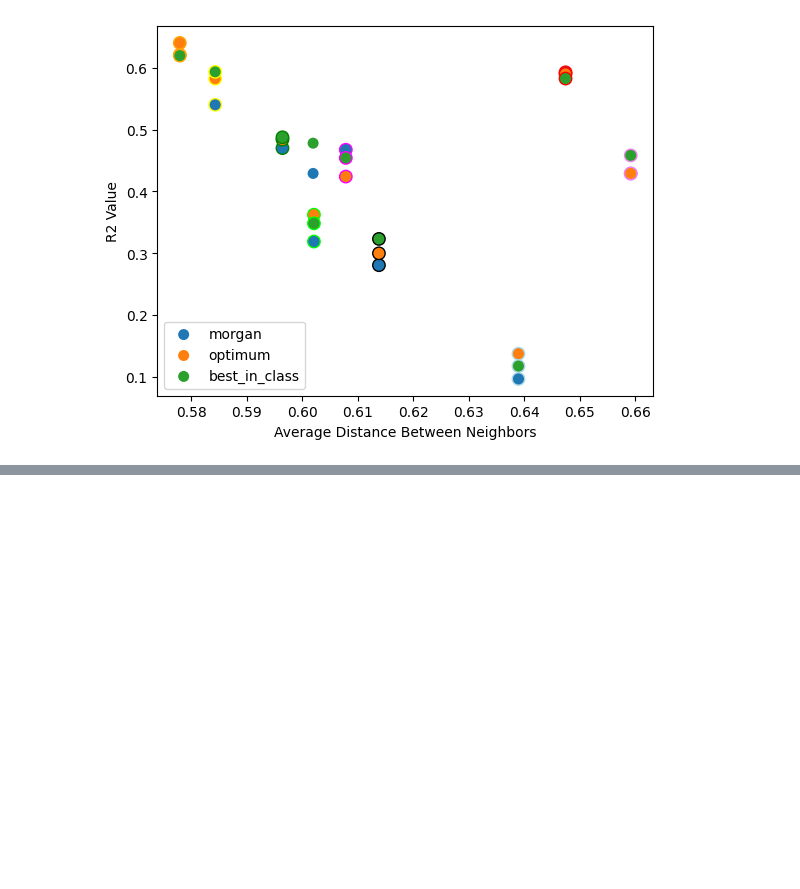
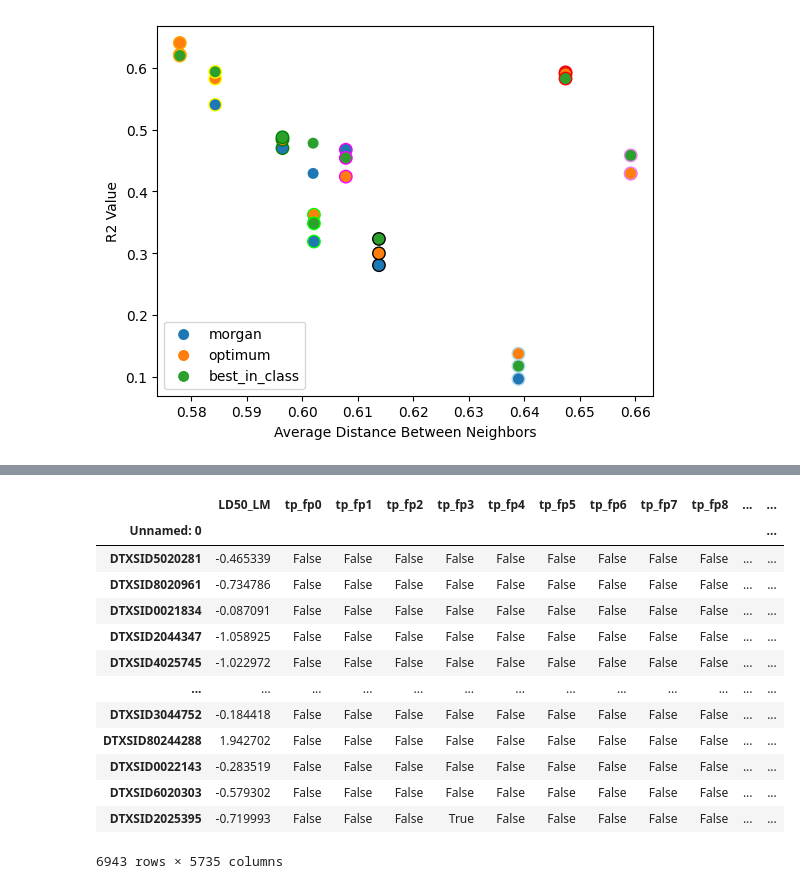
Before and after one commit to patlewig/genra-hybrid, a Jupyter notebook: notebooks/05-ajl-LD50_clusters.ipynb, the cells around one changed output, grey strips where cells are left out. Cells and saved outputs as stored; diff of their text form; code cells hidden in the pictures; blank space fills up the shorter version.

```diff
--- a/notebooks/05-ajl-LD50_clusters.ipynb
+++ b/notebooks/05-ajl-LD50_clusters.ipynb
@@ -328,0 +367,17 @@ plt.show()
+# %%
+data
+# %% [output]
+|  | LD50_LM | tp_fp0 | tp_fp1 | tp_fp2 | tp_fp3 | tp_fp4 | tp_fp5 | tp_fp6 | tp_fp7 | tp_fp8 | ... | ... |
+| Unnamed: 0 |  |  |  |  |  |  |  |  |  |  |  | ... |
+| DTXSID5020281 | -0.465339 | False | False | False | False | False | False | False | False | False | ... | ... |
+| DTXSID8020961 | -0.734786 | False | False | False | False | False | False | False | False | False | ... | ... |
+| DTXSID0021834 | -0.087091 | False | False | False | False | False | False | False | False | False | ... | ... |
+| DTXSID2044347 | -1.058925 | False | False | False | False | False | False | False | False | False | ... | ... |
+| DTXSID4025745 | -1.022972 | False | False | False | False | False | False | False | False | False | ... | ... |
+| ... | ... | ... | ... | ... | ... | ... | ... | ... | ... | ... | ... | ... |
+| DTXSID3044752 | -0.184418 | False | False | False | False | False | False | False | False | False | ... | ... |
+| DTXSID80244288 | 1.942702 | False | False | False | False | False | False | False | False | False | ... | ... |
+| DTXSID0022143 | -0.283519 | False | False | False | False | False | False | False | False | False | ... | ... |
+| DTXSID6020303 | -0.579302 | False | False | False | False | False | False | False | False | False | ... | ... |
+| DTXSID2025395 | -0.719993 | False | False | False | True | False | False | False | False | False | ... | ... |
+6943 rows × 5735 columns
```
Also changed, not shown: parts of 29 cells of this notebook, 1 other file.
